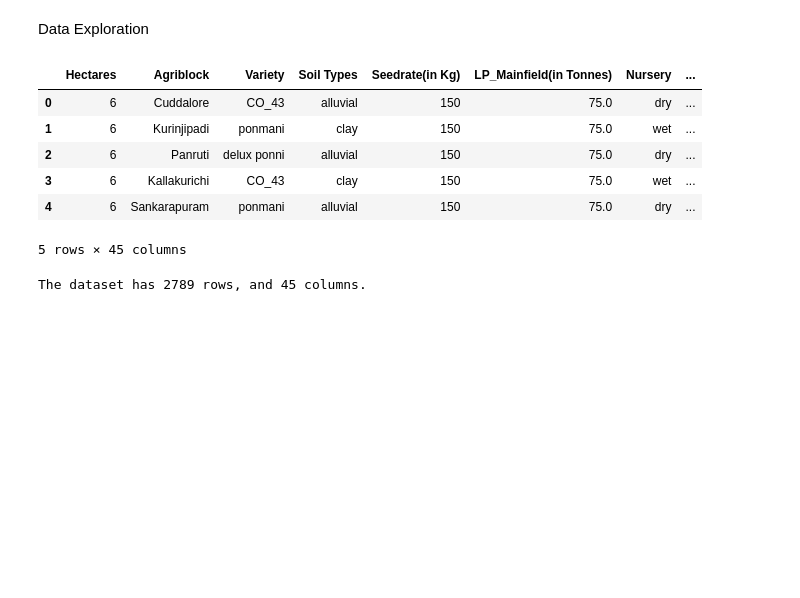
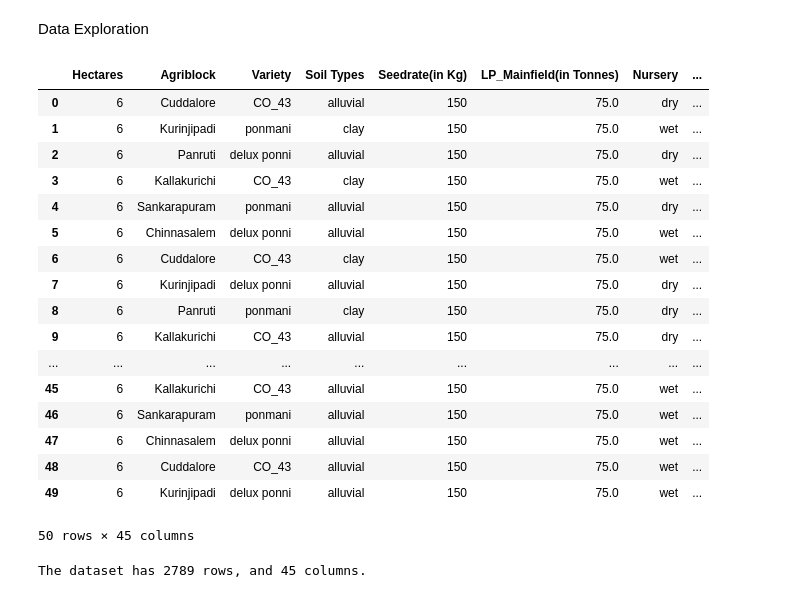
Before and after one commit to HelloPenguin1/Paddy_Yield_Prediction, a Jupyter notebook: notebooks/01_data_exploration.ipynb, the cells around one changed output. Drawn from its saved outputs; the diff is of its cells as text; code cells hidden in the pictures; blank space fills up the shorter version.

```diff
--- a/notebooks/01_data_exploration.ipynb
+++ b/notebooks/01_data_exploration.ipynb
@@ -9,15 +9,26 @@ data = r"C:\dev\Paddy_Prediction\data\raw\paddydataset.csv"
 df = pd.read_csv(data)
 # %%
 #Initial view of the dataset
-df.head()
+df.head(50)
 # %% [output]
 |  | Hectares | Agriblock | Variety | Soil Types | Seedrate(in Kg) | LP_Mainfield(in Tonnes) | Nursery | ... |
 | 0 | 6 | Cuddalore | CO_43 | alluvial | 150 | 75.0 | dry | ... |
 | 1 | 6 | Kurinjipadi | ponmani | clay | 150 | 75.0 | wet | ... |
 | 2 | 6 | Panruti | delux ponni | alluvial | 150 | 75.0 | dry | ... |
 | 3 | 6 | Kallakurichi | CO_43 | clay | 150 | 75.0 | wet | ... |
 | 4 | 6 | Sankarapuram | ponmani | alluvial | 150 | 75.0 | dry | ... |
+| 5 | 6 | Chinnasalem | delux ponni | alluvial | 150 | 75.0 | wet | ... |
+| 6 | 6 | Cuddalore | CO_43 | clay | 150 | 75.0 | wet | ... |
+| 7 | 6 | Kurinjipadi | delux ponni | alluvial | 150 | 75.0 | dry | ... |
+| 8 | 6 | Panruti | ponmani | clay | 150 | 75.0 | dry | ... |
+| 9 | 6 | Kallakurichi | CO_43 | alluvial | 150 | 75.0 | dry | ... |
+| ... | ... | ... | ... | ... | ... | ... | ... | ... |
+| 45 | 6 | Kallakurichi | CO_43 | alluvial | 150 | 75.0 | wet | ... |
+| 46 | 6 | Sankarapuram | ponmani | alluvial | 150 | 75.0 | wet | ... |
+| 47 | 6 | Chinnasalem | delux ponni | alluvial | 150 | 75.0 | wet | ... |
+| 48 | 6 | Cuddalore | CO_43 | alluvial | 150 | 75.0 | wet | ... |
+| 49 | 6 | Kurinjipadi | delux ponni | alluvial | 150 | 75.0 | wet | ... |
-5 rows × 45 columns
+50 rows × 45 columns
 # %%
 shape = df.shape
 print(f"The dataset has {shape[0]} rows, and {shape[1]} columns.")
```
Also changed, not shown: 2 other files.
